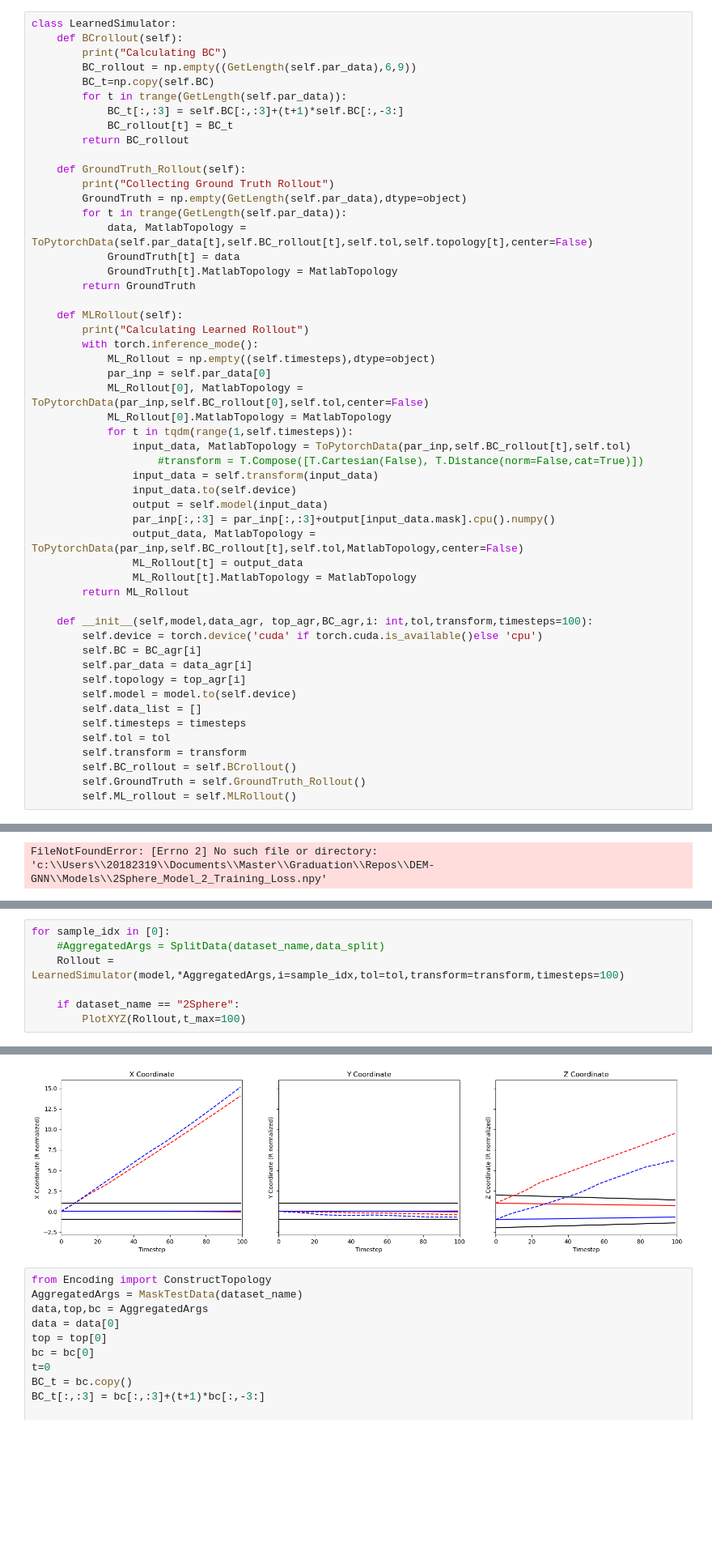
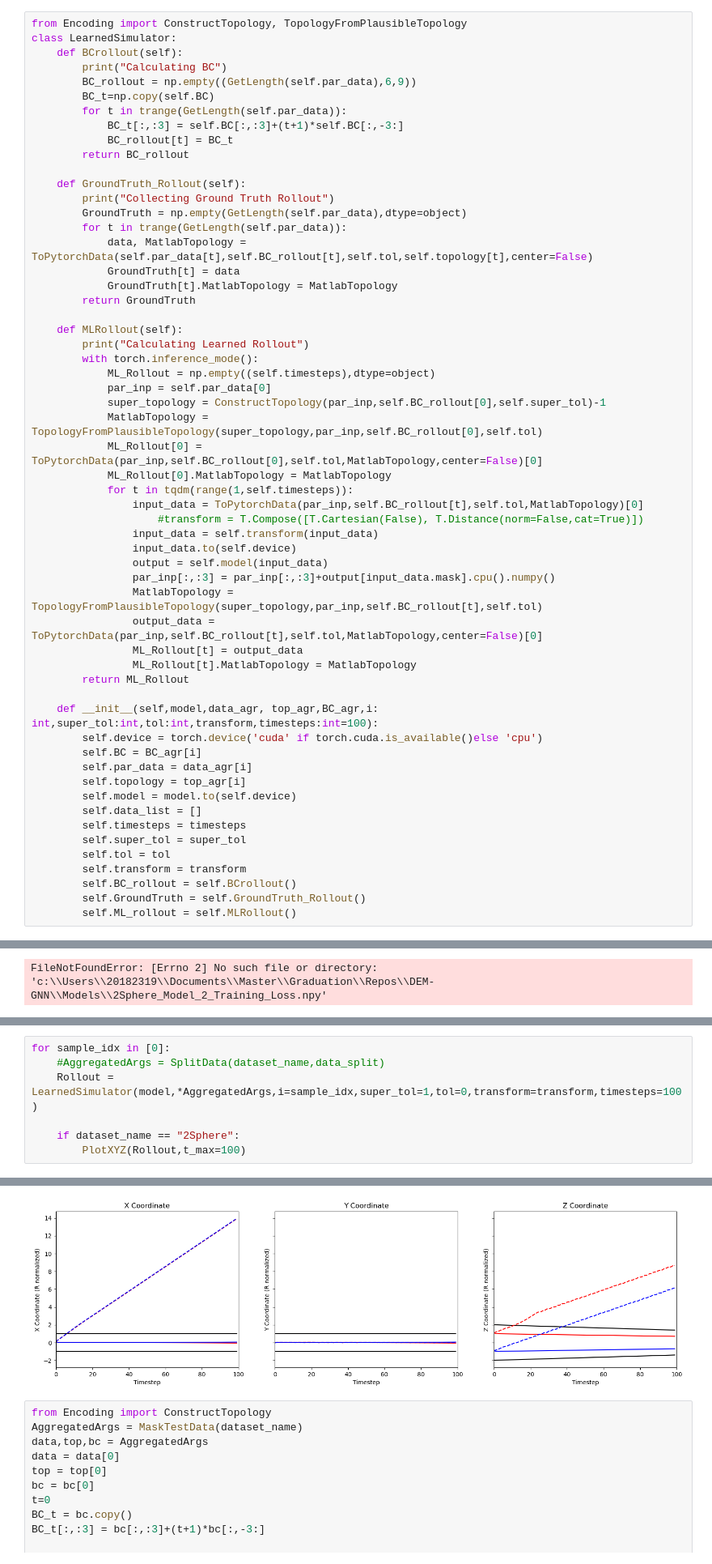
Before and after one commit to MaxGeraedts/DEM-GNN, a Jupyter notebook: Equivariant_model.ipynb, the cells around one changed output, grey strips where cells are left out. Shown at 81% size. Saved outputs shown, nothing was run; the diff lists cells and outputs as text; blank space fills up the shorter version.

Commit message:
Updated Rollout to use new topology algorithm

```diff
--- a/Equivariant_model.ipynb
+++ b/Equivariant_model.ipynb
@@ -76,6 +76,7 @@ def GetLimits(data):
     limits = torch.stack([min,max],dim=1)
     return limits
 # %%
+from Encoding import ConstructTopology, TopologyFromPlausibleTopology
 class LearnedSimulator:
     def BCrollout(self):
         print("Calculating BC")
@@ -100,21 +101,24 @@ class LearnedSimulator:
         with torch.inference_mode():
             ML_Rollout = np.empty((self.timesteps),dtype=object)
             par_inp = self.par_data[0]
-            ML_Rollout[0], MatlabTopology = ToPytorchData(par_inp,self.BC_rollout[0],self.tol,center=False)
+            super_topology = ConstructTopology(par_inp,self.BC_rollout[0],self.super_tol)-1
+            MatlabTopology = TopologyFromPlausibleTopology(super_topology,par_inp,self.BC_rollout[0],self.tol)
+            ML_Rollout[0] = ToPytorchData(par_inp,self.BC_rollout[0],self.tol,MatlabTopology,center=False)[0]
             ML_Rollout[0].MatlabTopology = MatlabTopology
             for t in tqdm(range(1,self.timesteps)):
-                input_data, MatlabTopology = ToPytorchData(par_inp,self.BC_rollout[t],self.tol)
+                input_data = ToPytorchData(par_inp,self.BC_rollout[t],self.tol,MatlabTopology)[0]
                     #transform = T.Compose([T.Cartesian(False), T.Distance(norm=False,cat=True)])
                 input_data = self.transform(input_data)
                 input_data.to(self.device)
                 output = self.model(input_data)
                 par_inp[:,:3] = par_inp[:,:3]+output[input_data.mask].cpu().numpy()
-                output_data, MatlabTopology = ToPytorchData(par_inp,self.BC_rollout[t],self.tol,MatlabTopology,center=False)
+                MatlabTopology = TopologyFromPlausibleTopology(super_topology,par_inp,self.BC_rollout[t],self.tol)
+                output_data = ToPytorchData(par_inp,self.BC_rollout[t],self.tol,MatlabTopology,center=False)[0]
                 ML_Rollout[t] = output_data
                 ML_Rollout[t].MatlabTopology = MatlabTopology
         return ML_Rollout
 
-    def __init__(self,model,data_agr, top_agr,BC_agr,i: int,tol,transform,timesteps=100):
+    def __init__(self,model,data_agr, top_agr,BC_agr,i: int,super_tol:int,tol:int,transform,timesteps:int=100):
         self.device = torch.device('cuda' if torch.cuda.is_available()else 'cpu')
         self.BC = BC_agr[i]
         self.par_data = data_agr[i]
@@ -122,6 +126,7 @@ class LearnedSimulator:
         self.model = model.to(self.device)
         self.data_list = []
         self.timesteps = timesteps
+        self.super_tol = super_tol
         self.tol = tol
         self.transform = transform
         self.BC_rollout = self.BCrollout()
@@ -170,7 +173,7 @@ Loaded model
 # %%
 for sample_idx in [0]:
     #AggregatedArgs = SplitData(dataset_name,data_split)
-    Rollout = LearnedSimulator(model,*AggregatedArgs,i=sample_idx,tol=tol,transform=transform,timesteps=100)
+    Rollout = LearnedSimulator(model,*AggregatedArgs,i=sample_idx,super_tol=1,tol=0,transform=transform,timesteps=100)
 
     if dataset_name == "2Sphere":
         PlotXYZ(Rollout,t_max=100)
@@ -181,4 +246,4 @@ Calculating Learned Rollout
-[figure, old version]
+[figure, new version]
 # %%
 from Encoding import ConstructTopology
 AggregatedArgs = MaskTestData(dataset_name)
```
Also changed, not shown: parts of 2 cells of this notebook, 1 other file.
